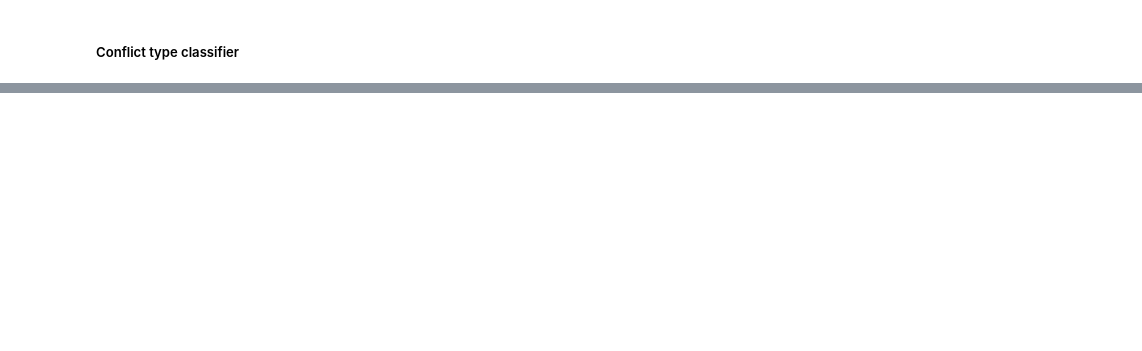
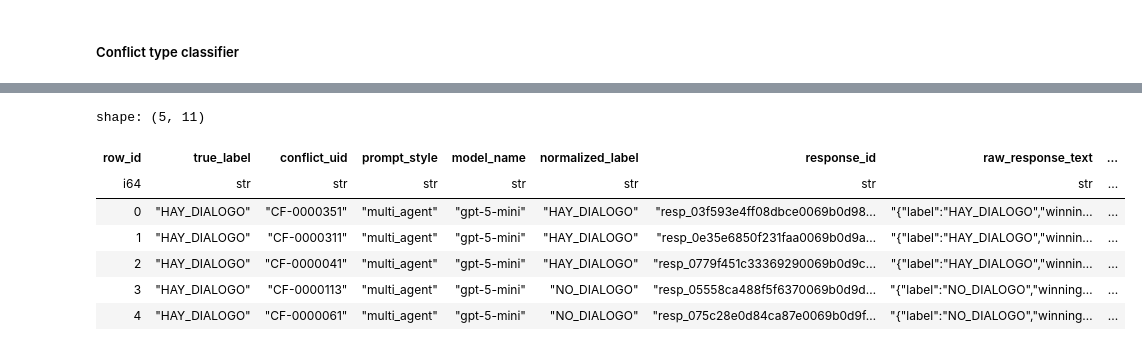
Before and after one commit to cesarnunezh/social-conflicts-peru, a Jupyter notebook: nlp_analysis/final_project.ipynb, the cells around one changed output, grey strips where cells are left out. Drawn from its saved outputs; the diff is of its cells as text; code cells hidden in the pictures; blank space fills up the shorter version.

```diff
--- a/nlp_analysis/final_project.ipynb
+++ b/nlp_analysis/final_project.ipynb
@@ -1185,0 +1288,2 @@ Final results:
+# %%
+test_samples = sample_few_shot_examples(test_df)
@@ -1185,0 +1544,11 @@ Final results:
+# %%
+def get_multi_agent_response(client: OpenAI, model: str, test_example: dict) -> tuple[dict[str, str], dict[str, dict[str, str]]]:
+
+    agents_responses = get_agents_reponses(client, model, test_example)
+
+    return get_judge_response(
+        client = client,
+        model = model,
+        test_example = test_example,
+        agents_responses = agents_responses
+    ), agents_responses
@@ -1185,0 +1672,27 @@ Final results:
+# %%
+def run_multi_agent_review(eval_df: pl.DataFrame):
+    rows = []
+
+    for example in eval_df.iter_rows(named=True):
+
+        multi_agent_response, agent_outputs = get_multi_agent_response(
+            client = client,
+            model = MODEL,
+            test_example = example
+        )
+
+        rows.append({
+            "row_id": example["row_id"],
+            "true_label": example["dialogo_label"],
+            "conflict_uid": example["conflict_uid"],
+            "prompt_style": "multi_agent",
+            "model_name": MODEL,
+            "normalized_label": multi_agent_response["normalized_label"],
+            "response_id": multi_agent_response["response_id"],
+            "raw_response_text": multi_agent_response["raw_response_text"],
+            "agent_a_argument": agent_outputs["agent_a"]["response"],
+            "agent_b_argument": agent_outputs["agent_b"]["response"],
+            "is_correct": multi_agent_response["normalized_label"] == example["dialogo_label"],
+        })
+
+    return pl.DataFrame(rows)
@@ -1185,0 +1713,14 @@ Final results:
+# %%
+multi_agent_raw_df = run_multi_agent_review(eval_df)
+multi_agent_raw_df.write_csv(REVIEW_OUTPUT_DIR / "multi_agent_raw.csv")
+multi_agent_raw_df = pl.read_csv(REVIEW_OUTPUT_DIR / "multi_agent_raw.csv")
+multi_agent_raw_df.head()
+# %% [output]
+shape: (5, 11)
+| row_id | true_label | conflict_uid | prompt_style | model_name | normalized_label | response_id | raw_response_text | ... |
+| i64 | str | str | str | str | str | str | str | ... |
+| 0 | "HAY_DIALOGO" | "CF-0000351" | "multi_agent" | "gpt-5-mini" | "HAY_DIALOGO" | "resp_03f593e4ff08dbce0069b0d98… | "{"label":"HAY_DIALOGO","winnin… | ... |
+| 1 | "HAY_DIALOGO" | "CF-0000311" | "multi_agent" | "gpt-5-mini" | "HAY_DIALOGO" | "resp_0e35e6850f231faa0069b0d9a… | "{"label":"HAY_DIALOGO","winnin… | ... |
+| 2 | "HAY_DIALOGO" | "CF-0000041" | "multi_agent" | "gpt-5-mini" | "HAY_DIALOGO" | "resp_0779f451c33369290069b0d9c… | "{"label":"HAY_DIALOGO","winnin… | ... |
+| 3 | "HAY_DIALOGO" | "CF-0000113" | "multi_agent" | "gpt-5-mini" | "NO_DIALOGO" | "resp_05558ca488f5f6370069b0d9d… | "{"label":"NO_DIALOGO","winning… | ... |
+| 4 | "HAY_DIALOGO" | "CF-0000061" | "multi_agent" | "gpt-5-mini" | "NO_DIALOGO" | "resp_075c28e0d84ca87e0069b0d9f… | "{"label":"NO_DIALOGO","winning… | ... |
```
Also changed, not shown: parts of 70 cells of this notebook, 11 other files.
